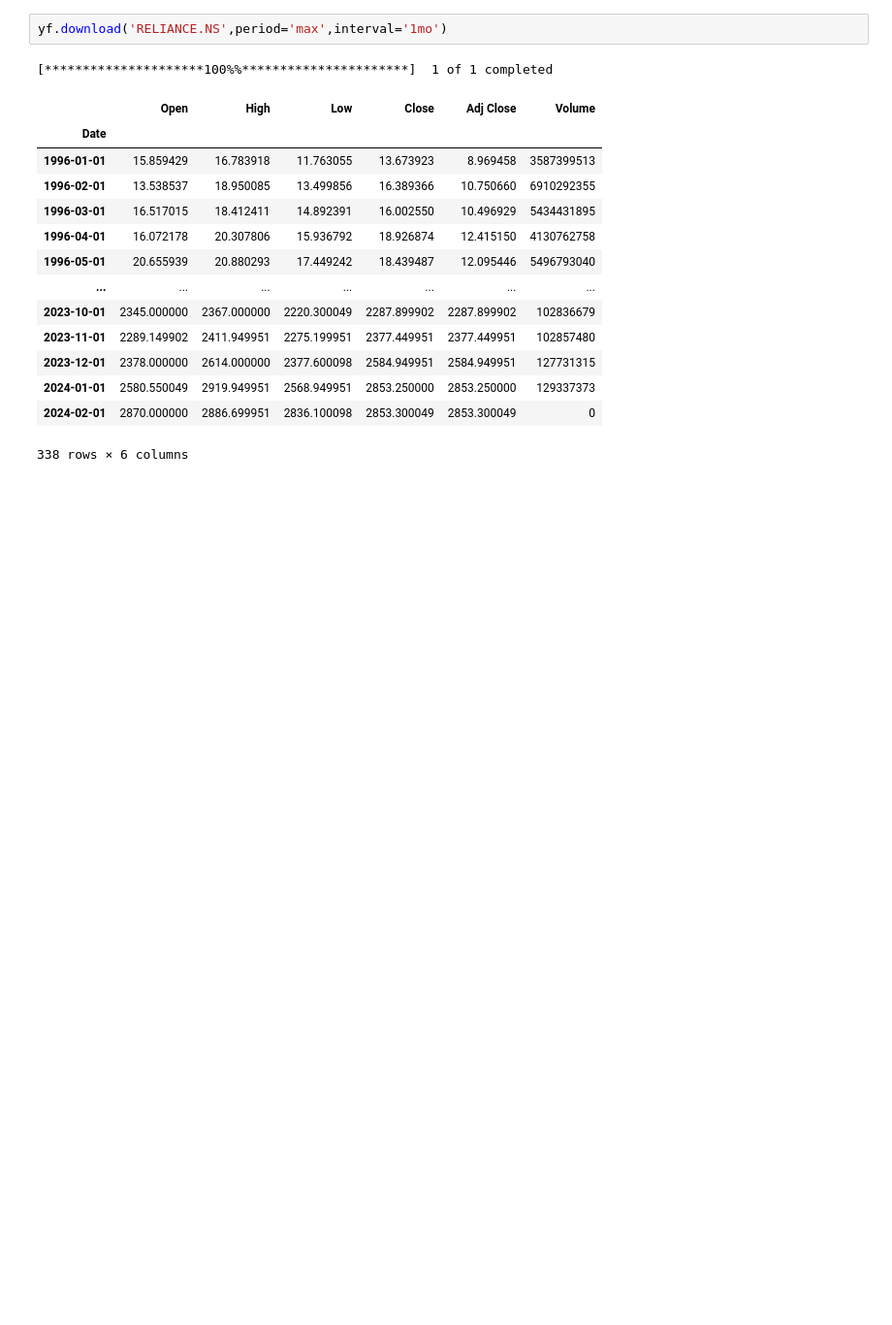
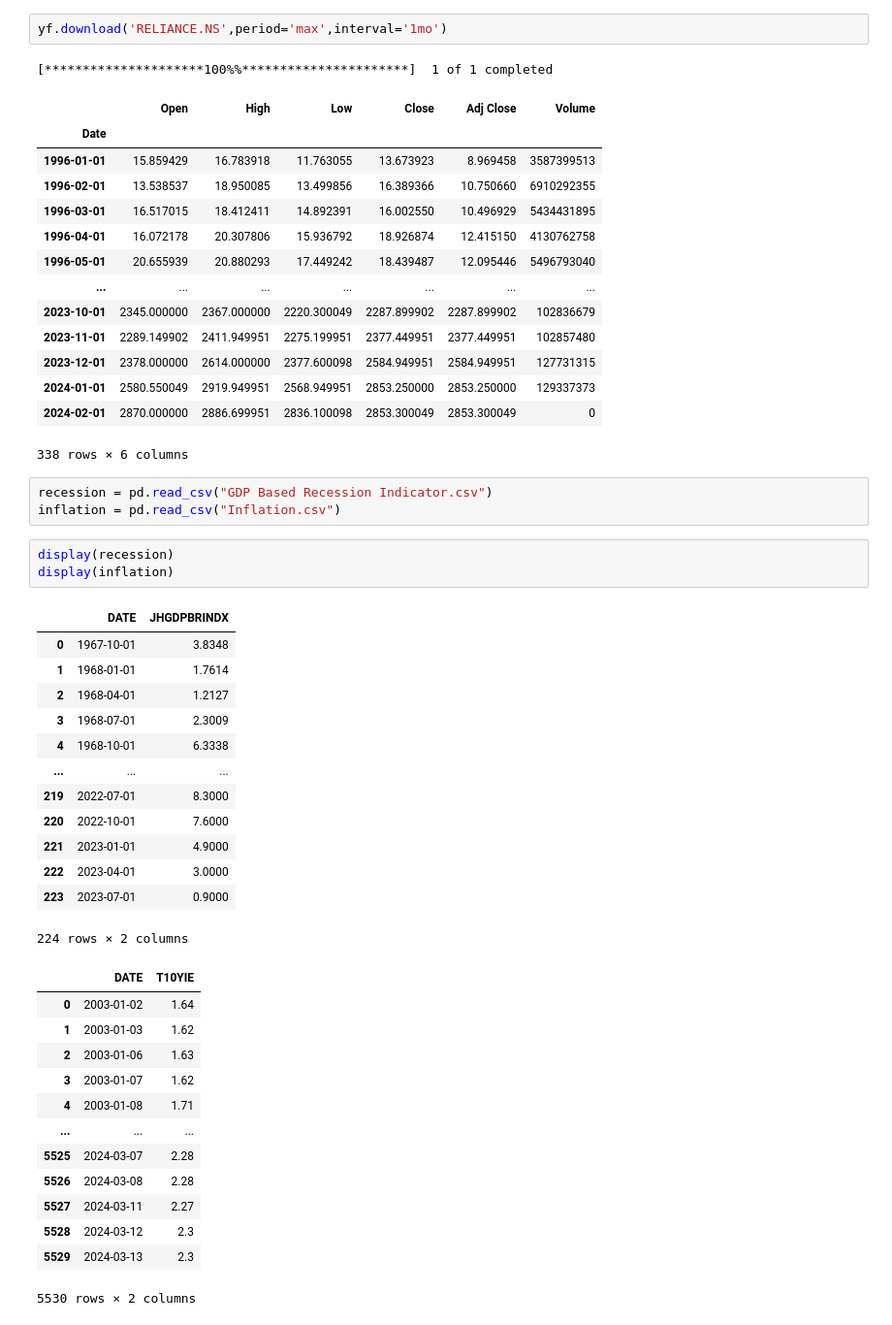
Before and after one commit to Robohrriday/MS499_IITGN_Finance_2024, a Jupyter notebook: data_analysis.ipynb, the cells around one changed output. Shown at 97% size. Cells and saved outputs as stored; diff of their text form; blank space fills up the shorter version.

```diff
--- a/data_analysis.ipynb
+++ b/data_analysis.ipynb
@@ -292,3 +292,36 @@ yf.download('RELIANCE.NS',period='max',interval='1mo')
 | 2024-01-01 | 2580.550049 | 2919.949951 | 2568.949951 | 2853.250000 | 2853.250000 | 129337373 |
 | 2024-02-01 | 2870.000000 | 2886.699951 | 2836.100098 | 2853.300049 | 2853.300049 | 0 |
 338 rows × 6 columns
+# %%
+recession = pd.read_csv("GDP Based Recession Indicator.csv")
+inflation = pd.read_csv("Inflation.csv")
+# %%
+display(recession)
+display(inflation)
+# %% [output]
+|  | DATE | JHGDPBRINDX |
+| 0 | 1967-10-01 | 3.8348 |
+| 1 | 1968-01-01 | 1.7614 |
+| 2 | 1968-04-01 | 1.2127 |
+| 3 | 1968-07-01 | 2.3009 |
+| 4 | 1968-10-01 | 6.3338 |
+| ... | ... | ... |
+| 219 | 2022-07-01 | 8.3000 |
+| 220 | 2022-10-01 | 7.6000 |
+| 221 | 2023-01-01 | 4.9000 |
+| 222 | 2023-04-01 | 3.0000 |
+| 223 | 2023-07-01 | 0.9000 |
+224 rows × 2 columns
+|  | DATE | T10YIE |
+| 0 | 2003-01-02 | 1.64 |
+| 1 | 2003-01-03 | 1.62 |
+| 2 | 2003-01-06 | 1.63 |
+| 3 | 2003-01-07 | 1.62 |
+| 4 | 2003-01-08 | 1.71 |
+| ... | ... | ... |
+| 5525 | 2024-03-07 | 2.28 |
+| 5526 | 2024-03-08 | 2.28 |
+| 5527 | 2024-03-11 | 2.27 |
+| 5528 | 2024-03-12 | 2.3 |
+| 5529 | 2024-03-13 | 2.3 |
+5530 rows × 2 columns
```
Also changed, not shown: parts of 3 cells of this notebook, 10 other files.
